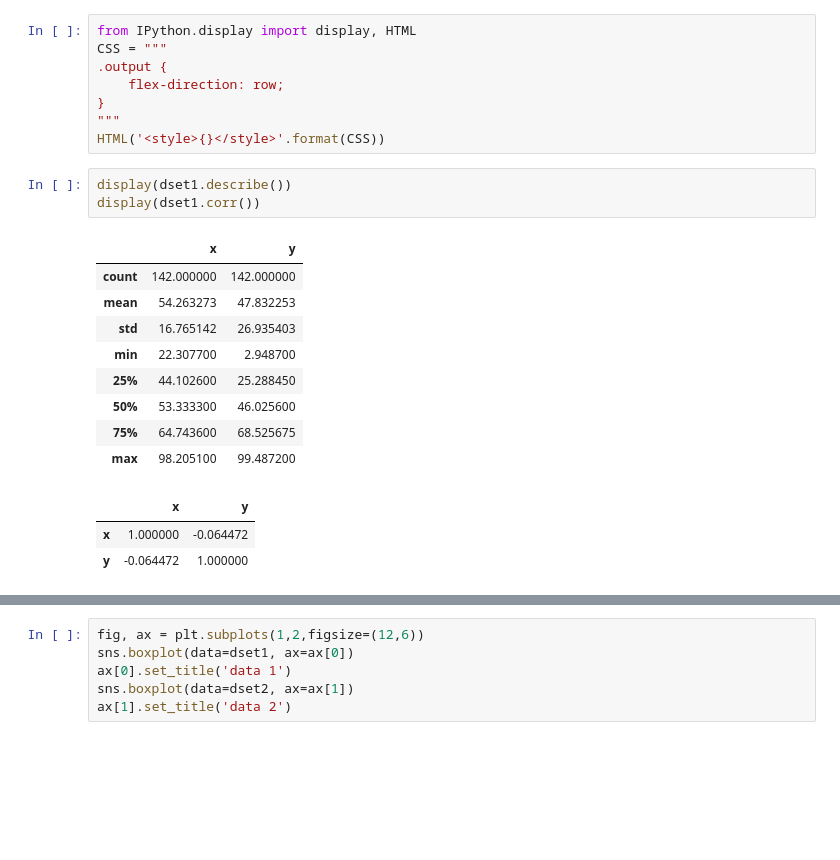
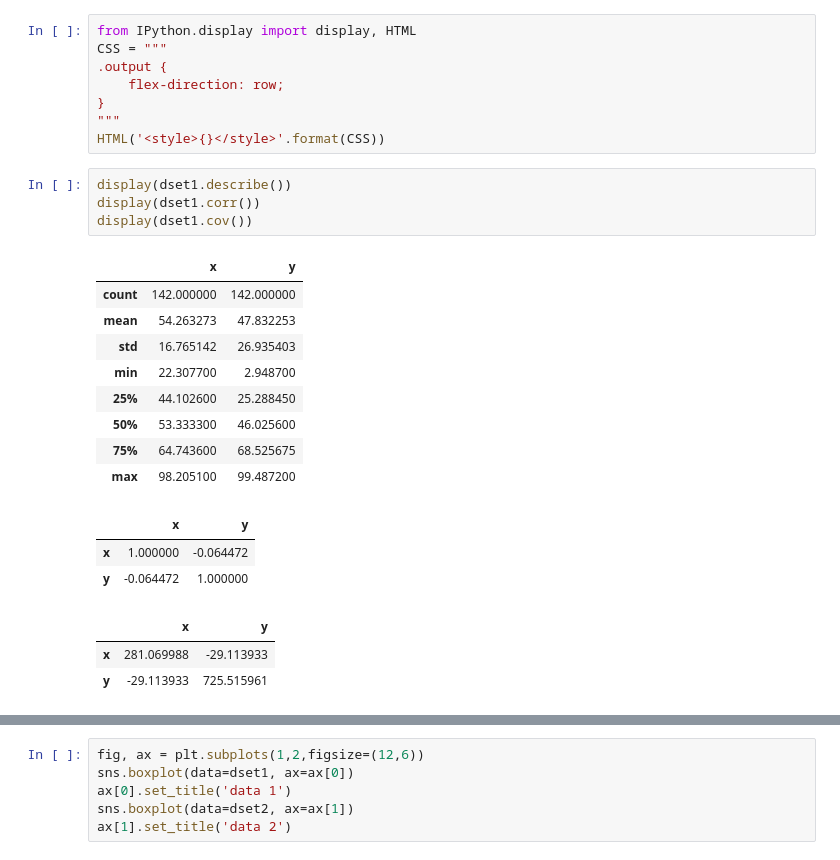
Before and after one commit to BielStela/Curs_UB, a Jupyter notebook: dia_3/DataViz/dataviz.ipynb, the cells around one changed output, grey strips where cells are left out. Saved outputs shown, nothing was run; the diff lists cells and outputs as text; blank space fills up the shorter version.

```diff
--- a/dia_3/DataViz/dataviz.ipynb
+++ b/dia_3/DataViz/dataviz.ipynb
@@ -484,19 +484,23 @@ HTML('<style>{}</style>'.format(CSS))
 # %%
 display(dset1.describe())
 display(dset1.corr())
+display(dset1.cov())
 # %% [output]
 |  | x | y |
 | count | 142.000000 | 142.000000 |
 | mean | 54.263273 | 47.832253 |
 | std | 16.765142 | 26.935403 |
 | min | 22.307700 | 2.948700 |
 | 25% | 44.102600 | 25.288450 |
 | 50% | 53.333300 | 46.025600 |
 | 75% | 64.743600 | 68.525675 |
 | max | 98.205100 | 99.487200 |
 |  | x | y |
 | x | 1.000000 | -0.064472 |
 | y | -0.064472 | 1.000000 |
+|  | x | y |
+| x | 281.069988 | -29.113933 |
+| y | -29.113933 | 725.515961 |
 # %%
 display(dset2.describe())
 display(dset2.corr())
```
Also changed, not shown: parts of 1 cell of this notebook.
